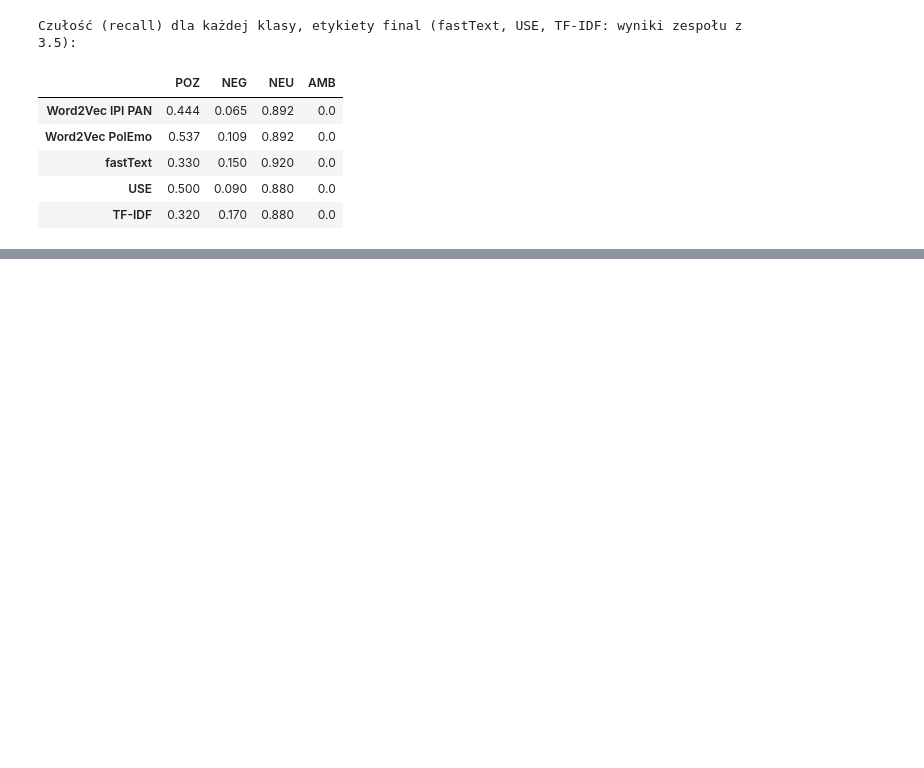
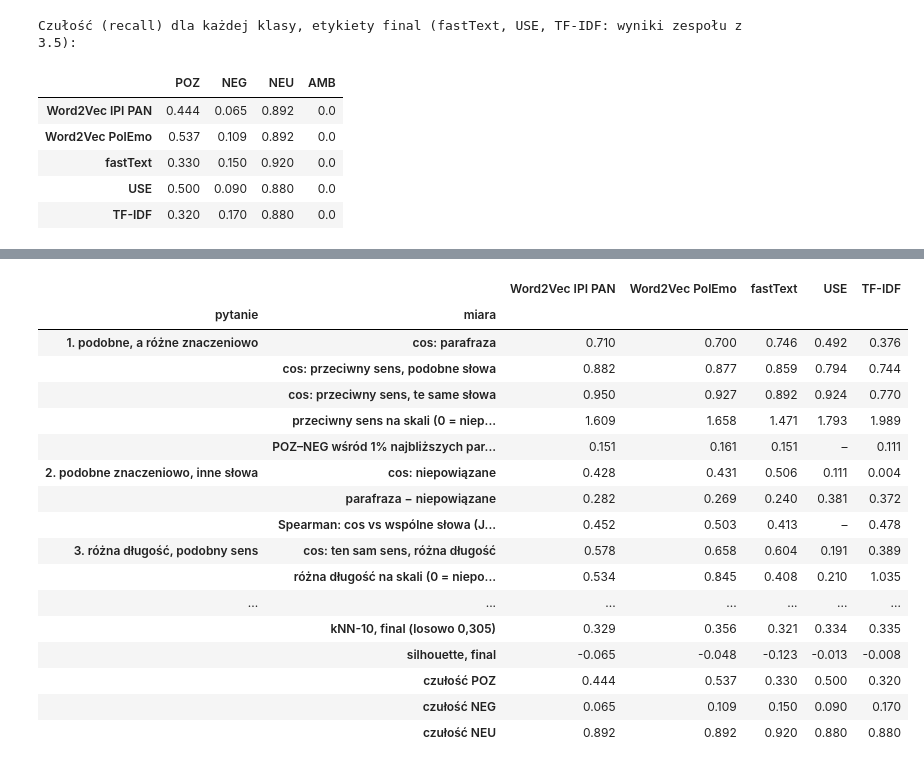
Before and after one commit to JanP2002/NLP_Lab, a Jupyter notebook: notebooks/Text_Embeddings_executed.ipynb, the cells around one changed output, grey strips where cells are left out. Drawn from its saved outputs; the diff is of its cells as text; code cells hidden in the pictures; blank space fills up the shorter version.

Commit message:
Adds results for Word2Vec

```diff
--- a/notebooks/Text_Embeddings_executed.ipynb
+++ b/notebooks/Text_Embeddings_executed.ipynb
@@ -947,0 +866,88 @@ Ten sam tekst jest w `results/text_embeddings/odpowiedzi_w2v.md`, a w skrócie w
+# %%
+# fastText: osadzenia CBOW zespołu zapisane przy lokalnym uruchomieniu (model nie jest wczytywany); TF-IDF od nowa
+E_cmp = {**E_w2v,
+         "fasttext": te.get_embeddings(te.get_embedder("fasttext"), df,
+                                       out_dir=te.config.RESULTS_DIR / "text_embeddings_local"),
+         "tfidf": te.get_embedder("tfidf").encode(df["text"].tolist())}
+NAMES = {**W2V_TITLES, **TEAM_NAMES}
+cols = [NAMES[n] for n in ["w2v", "w2v_polemo", "fasttext", "use", "tfidf"]]
+
+pm = (probes_w2v.groupby("kategoria", sort=False)[W2V_MODELS].mean().rename(columns=W2V_TITLES)
+      .join(ta.team_probe_means())[cols])
+para, unrel = pm.loc["parafraza"], pm.loc["kontrola: niepowiązane"]
+on_scale = lambda cat: (pm.loc[cat] - unrel) / (para - unrel)   # 0 = jak zdania niepowiązane, 1 = jak parafraza
+
+corpus = {}
+for n, e in E_cmp.items():
+    S = te.cosine_matrix(e)
+    corpus[NAMES[n]] = {"top": ta.opposite_share_top(S, df["final"].to_numpy())["top_opposite"],
+                        "jac": ta.lexical_dependence(S, J_words)["spearman_cos_jaccard"]}
+corpus = pd.DataFrame(corpus).reindex(columns=cols)
+
+def length_row(short, long, spearman):
+    return {"cos_short": short["cos"], "cos_long": long["cos"], "norm": long["norma"] / short["norma"], "rho": spearman}
+lens = {}
+for n in W2V_MODELS:
+    ls = te.length_stats(df, E_w2v[n]).rename(columns={"cos_do_centroidu": "cos", "norma_wektora": "norma"})
+    lens[W2V_TITLES[n]] = length_row(ls.iloc[0], ls.iloc[2], ls.iloc[3]["srednie_cos_do_innych"])
+for m in ["fastText", "USE", "TF-IDF"]:
+    t = team_len[team_len["model"] == m].rename(columns={"cos_centroid": "cos"})
+    lens[m] = length_row(t.iloc[0], t.iloc[2], t.iloc[3]["spearman"])
+lens = pd.DataFrame(lens)[cols]
+
+cls = {}
+for lab in ["final", "gold"]:
+    ours = ev_w2v.xs(lab, level="etykiety").rename(index=W2V_TITLES).rename(
+        columns={"kNN10_czystosc": "kNN10", "silhouette_cos": "silhouette"})
+    team_lab = ta.team_classif(lab).set_index("model").rename(index=TEAM_NAMES)
+    cls[lab] = pd.concat([ours, team_lab])[["accuracy", "macro_F1", "kNN10", "silhouette"]].T[cols]
+rec = pd.concat([pd.DataFrame(recall_w2v).T, ta.team_recall().rename(index=TEAM_NAMES)]).T[cols]
+
+Q = ["1. podobne, a różne znaczeniowo", "2. podobne znaczeniowo, inne słowa", "3. różna długość, podobny sens",
+     "4. długość a wyrazistość wektora", "5. przydatność do wydźwięku"]
+cmp_all = pd.DataFrame({
+    (Q[0], "cos: parafraza"): para,
+    (Q[0], "cos: przeciwny sens, podobne słowa"): pm.loc["przeciwny sens, podobne słowa"],
+    (Q[0], "cos: przeciwny sens, te same słowa"): pm.loc["przeciwny sens, te same słowa"],
+    (Q[0], "przeciwny sens na skali (0 = niepowiązane, 1 = parafraza)"): on_scale("przeciwny sens, podobne słowa"),
+    (Q[0], "POZ–NEG wśród 1% najbliższych par (wszystkie pary: 0,125)"): corpus.loc["top"],
+    (Q[1], "cos: niepowiązane"): unrel,
+    (Q[1], "parafraza − niepowiązane"): para - unrel,
+    (Q[1], "Spearman: cos vs wspólne słowa (Jaccard)"): corpus.loc["jac"],
+    (Q[2], "cos: ten sam sens, różna długość"): pm.loc["ten sam sens, różna długość"],
+    (Q[2], "różna długość na skali (0 = niepowiązane, 1 = parafraza)"): on_scale("ten sam sens, różna długość"),
+    (Q[3], "cos do centroidu: krótkie zdania"): lens.loc["cos_short"],
+    (Q[3], "cos do centroidu: długie zdania"): lens.loc["cos_long"],
+    (Q[3], "norma wektora: długie / krótkie"): lens.loc["norm"],
+    (Q[3], "Spearman: liczba tokenów vs śr. cos"): lens.loc["rho"],
+    (Q[4], "accuracy, final (baza 0,415)"): cls["final"].loc["accuracy"],
+    (Q[4], "macro-F1, final"): cls["final"].loc["macro_F1"],
+    (Q[4], "accuracy, gold (baza 0,25)"): cls["gold"].loc["accuracy"],
+    (Q[4], "macro-F1, gold"): cls["gold"].loc["macro_F1"],
+    (Q[4], "kNN-10, final (losowo 0,305)"): cls["final"].loc["kNN10"],
+    (Q[4], "silhouette, final"): cls["final"].loc["silhouette"],
+    (Q[4], "czułość POZ"): rec.loc["POZ"],
+    (Q[4], "czułość NEG"): rec.loc["NEG"],
+    (Q[4], "czułość NEU"): rec.loc["NEU"],
+}).T.astype(float)
+cmp_all.index.names = ["pytanie", "miara"]
+display(cmp_all.map(lambda v: "–" if pd.isna(v) else f"{v:.3f}"))
+# %% [output]
+|  |  | Word2Vec IPI PAN | Word2Vec PolEmo | fastText | USE | TF-IDF |
+| pytanie | miara |  |  |  |  |  |
+| 1. podobne, a różne znaczeniowo | cos: parafraza | 0.710 | 0.700 | 0.746 | 0.492 | 0.376 |
+|  | cos: przeciwny sens, podobne słowa | 0.882 | 0.877 | 0.859 | 0.794 | 0.744 |
+|  | cos: przeciwny sens, te same słowa | 0.950 | 0.927 | 0.892 | 0.924 | 0.770 |
+|  | przeciwny sens na skali (0 = niep... | 1.609 | 1.658 | 1.471 | 1.793 | 1.989 |
+|  | POZ–NEG wśród 1% najbliższych par... | 0.151 | 0.161 | 0.151 | – | 0.111 |
+| 2. podobne znaczeniowo, inne słowa | cos: niepowiązane | 0.428 | 0.431 | 0.506 | 0.111 | 0.004 |
+|  | parafraza − niepowiązane | 0.282 | 0.269 | 0.240 | 0.381 | 0.372 |
+|  | Spearman: cos vs wspólne słowa (J... | 0.452 | 0.503 | 0.413 | – | 0.478 |
+| 3. różna długość, podobny sens | cos: ten sam sens, różna długość | 0.578 | 0.658 | 0.604 | 0.191 | 0.389 |
+|  | różna długość na skali (0 = niepo... | 0.534 | 0.845 | 0.408 | 0.210 | 1.035 |
+| ... | ... | ... | ... | ... | ... | ... |
+|  | kNN-10, final (losowo 0,305) | 0.329 | 0.356 | 0.321 | 0.334 | 0.335 |
+|  | silhouette, final | -0.065 | -0.048 | -0.123 | -0.013 | -0.008 |
+|  | czułość POZ | 0.444 | 0.537 | 0.330 | 0.500 | 0.320 |
+|  | czułość NEG | 0.065 | 0.109 | 0.150 | 0.090 | 0.170 |
+|  | czułość NEU | 0.892 | 0.892 | 0.920 | 0.880 | 0.880 |
```
Also changed, not shown: parts of 4 cells of this notebook, 6 other files.
